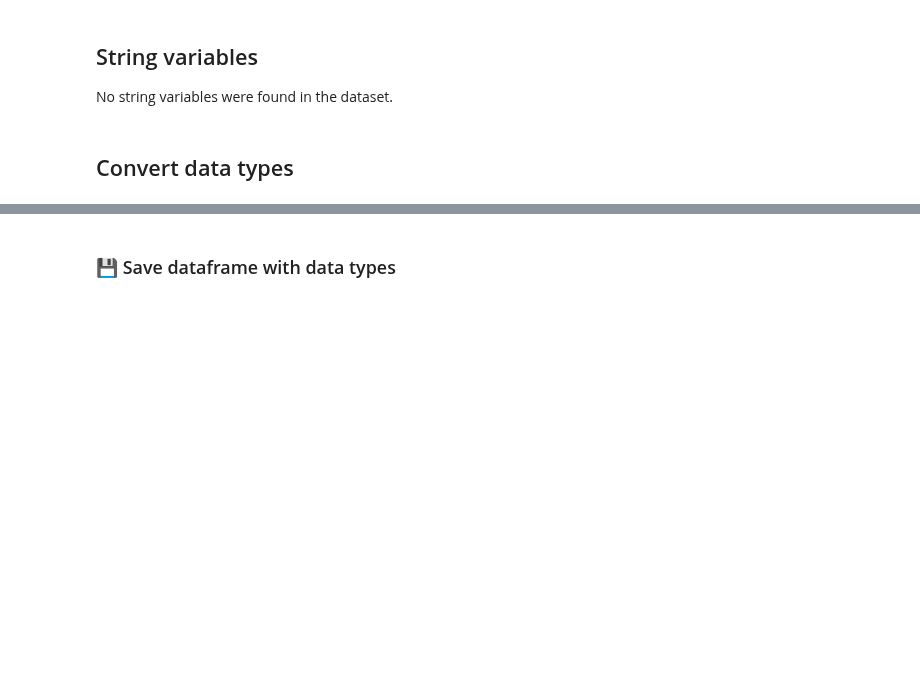
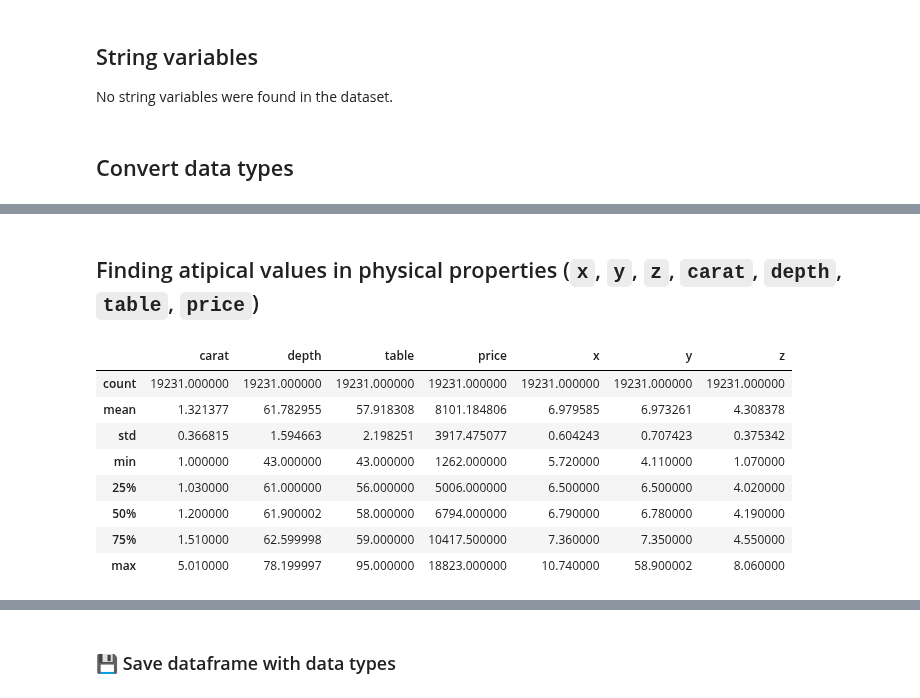
Before and after one commit to gamug/diamantes, a Jupyter notebook: notebooks/2-exploration/01-gmg-data_explore_description-2026_08_18.ipynb, the cells around one changed output, grey strips where cells are left out. Cells and saved outputs as stored; diff of their text form; code cells hidden in the pictures; blank space fills up the shorter version.

```diff
--- a/notebooks/2-exploration/01-gmg-data_explore_description-2026_08_18.ipynb
+++ b/notebooks/2-exploration/01-gmg-data_explore_description-2026_08_18.ipynb
@@ -448,2 +448,16 @@ memory usage: 1.8 MB
 # %%
 schema = pa.Table.from_pandas(diamantes_df).schema
+# %% [markdown]
+## Finding atipical values in physical properties (`x`, `y`, `z`, `carat`, `depth`, `table`, `price`)
+# %%
+diamantes_df.describe()
+# %% [output]
+|  | carat | depth | table | price | x | y | z |
+| count | 19231.000000 | 19231.000000 | 19231.000000 | 19231.000000 | 19231.000000 | 19231.000000 | 19231.000000 |
+| mean | 1.321377 | 61.782955 | 57.918308 | 8101.184806 | 6.979585 | 6.973261 | 4.308378 |
+| std | 0.366815 | 1.594663 | 2.198251 | 3917.475077 | 0.604243 | 0.707423 | 0.375342 |
+| min | 1.000000 | 43.000000 | 43.000000 | 1262.000000 | 5.720000 | 4.110000 | 1.070000 |
+| 25% | 1.030000 | 61.000000 | 56.000000 | 5006.000000 | 6.500000 | 6.500000 | 4.020000 |
+| 50% | 1.200000 | 61.900002 | 58.000000 | 6794.000000 | 6.790000 | 6.780000 | 4.190000 |
+| 75% | 1.510000 | 62.599998 | 59.000000 | 10417.500000 | 7.360000 | 7.350000 | 4.550000 |
+| max | 5.010000 | 78.199997 | 95.000000 | 18823.000000 | 10.740000 | 58.900002 | 8.060000 |
```
Also changed, not shown: parts of 9 cells of this notebook, 5 other files.
